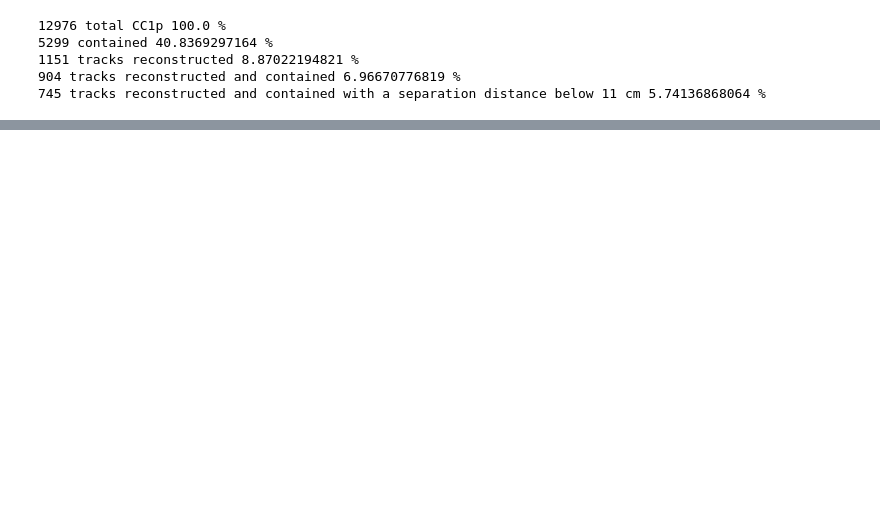
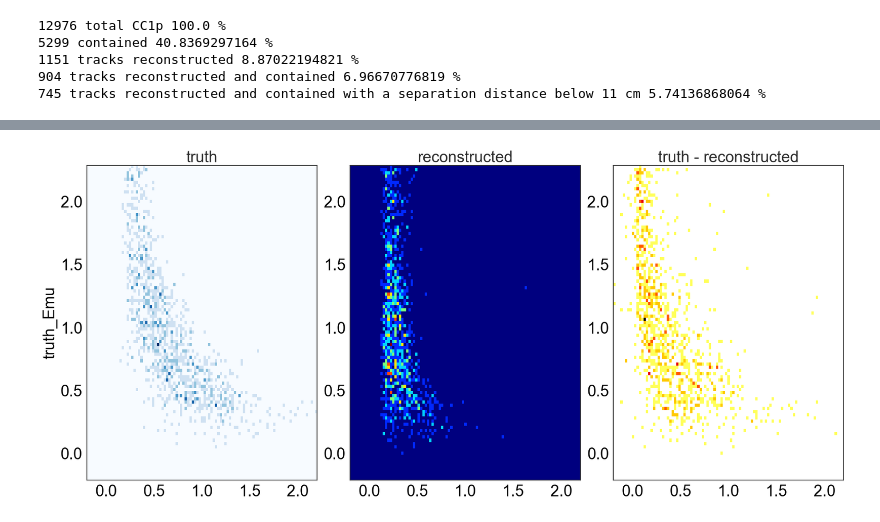
Before and after one commit to erezcoh4/AnalysisTreesInformation, a Jupyter notebook: CCQEPackage/notebooks/2tracksSelection/Ev_form_momenta_vs_Ev_from_energies.ipynb, the cells around one changed output, grey strips where cells are left out. Saved outputs shown, nothing was run; the diff lists cells and outputs as text; code cells hidden in the pictures; blank space fills up the shorter version.

```diff
--- a/CCQEPackage/notebooks/2tracksSelection/Ev_form_momenta_vs_Ev_from_energies.ipynb
+++ b/CCQEPackage/notebooks/2tracksSelection/Ev_form_momenta_vs_Ev_from_energies.ipynb
@@ -33,0 +380,23 @@ plt.hist(GENIECC1p_in_FV_close_proximity.truth_theta_pq - GENIECC1p_in_FV_close_
+# %%
+x_corr_var = GENIECC1pIsVertexReconstructed['truth_Pmu_theta']
+x_reco_corr_var = GENIECC1pIsVertexReconstructed['reco_CC1p_Pmu_theta']
+bins=(np.linspace(-0.2,2.2,100),np.linspace(-0.2,2.3,100))
+
+fig = plt.figure(figsize=(18,8))
+ax = fig.add_subplot(1,3,1)
+ax.set_title('truth',fontsize=25)
+plot_2d_hist(GENIECC1pIsVertexReconstructed['truth_Emu'],x_corr_var,
+             bins=bins,ax=ax,cmap='Blues')
+set_axes(ax,'',corr_var)
+ax = fig.add_subplot(1,3,2)
+ax.set_title('reconstructed',fontsize=25)
+plot_2d_hist(GENIECC1pIsVertexReconstructed['reco_CC1p_Emu'],x_reco_corr_var,
+             bins=bins,ax=ax,cmap='jet')
+ax = fig.add_subplot(1,3,3)
+ax.set_title('truth - reconstructed',fontsize=25)
+plot_2d_hist(GENIECC1pIsVertexReconstructed['truth_Emu']-GENIECC1pIsVertexReconstructed['reco_CC1p_Emu'],
+             x_reco_corr_var,
+             bins=bins,ax=ax)
+plt.tight_layout()
+# %% [output]
+[figure, added]
```
Also changed, not shown: parts of 15 cells of this notebook, 16 other files.
